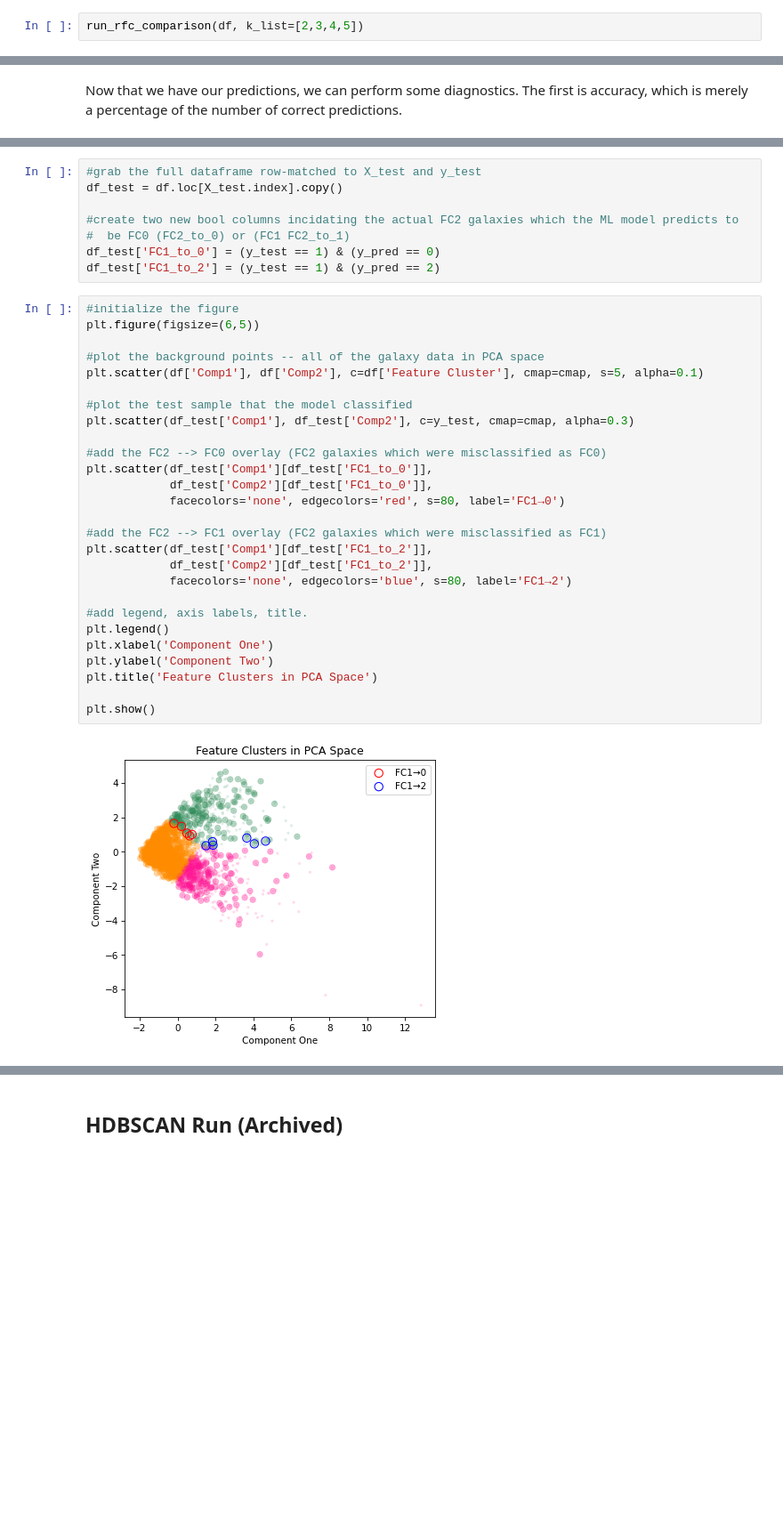
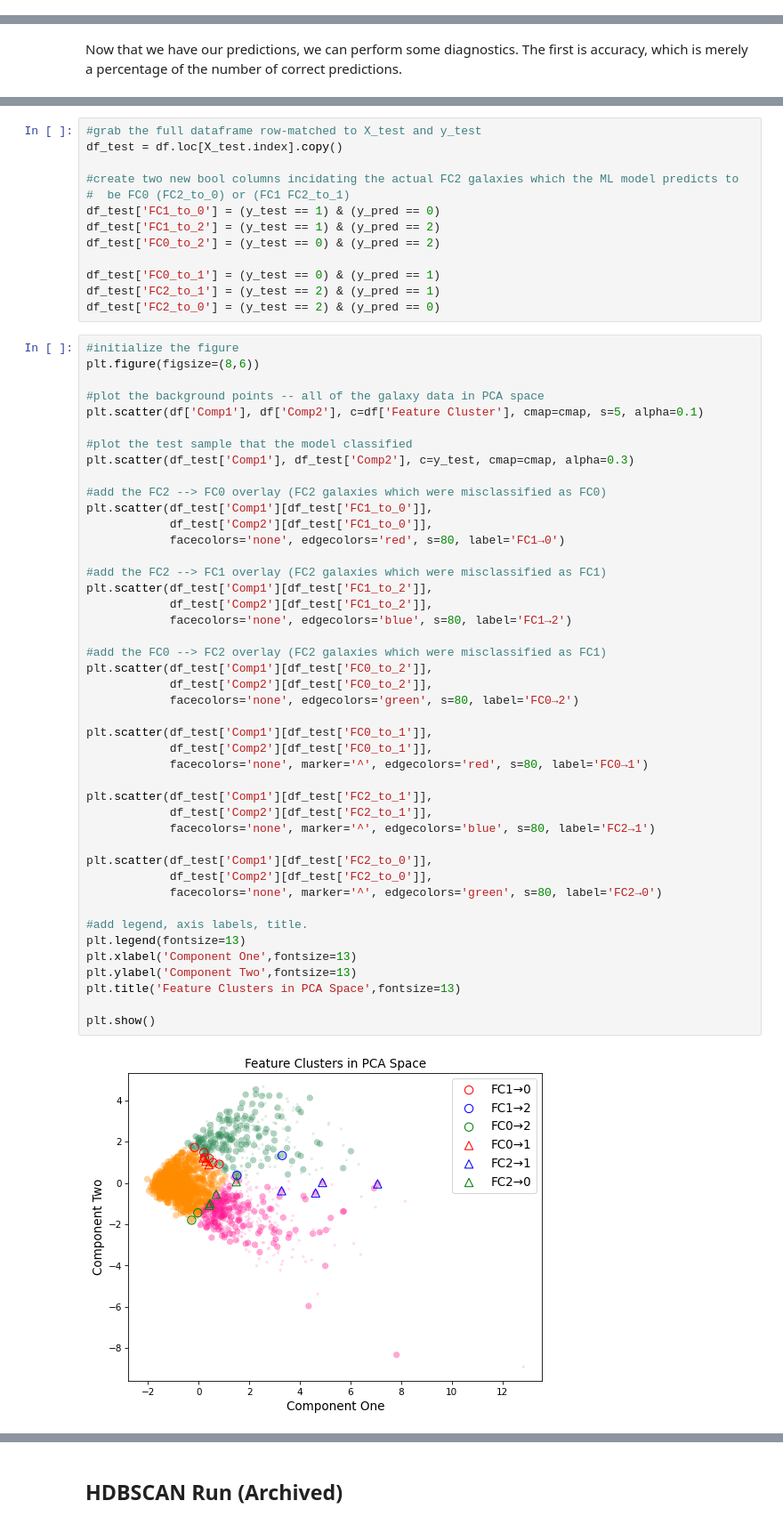
Before and after one commit to gammaspire/machine-learning, a Jupyter notebook: galaxy_feature_clustering/feature_clustering.ipynb, the cells around one changed output, grey strips where cells are left out. Shown at 89% size. Cells and saved outputs as stored; diff of their text form; blank space fills up the shorter version.

```diff
--- a/galaxy_feature_clustering/feature_clustering.ipynb
+++ b/galaxy_feature_clustering/feature_clustering.ipynb
@@ -300,2 +311,0 @@ Incoming...expect an output of 1 plots.
-# %%
-run_rfc_comparison(df, k_list=[2,3,4,5])
@@ -459,35 +466,57 @@ df_test = df.loc[X_test.index].copy()
 #  be FC0 (FC2_to_0) or (FC1 FC2_to_1)
 df_test['FC1_to_0'] = (y_test == 1) & (y_pred == 0)
 df_test['FC1_to_2'] = (y_test == 1) & (y_pred == 2)
+df_test['FC0_to_2'] = (y_test == 0) & (y_pred == 2)
+
+df_test['FC0_to_1'] = (y_test == 0) & (y_pred == 1)
+df_test['FC2_to_1'] = (y_test == 2) & (y_pred == 1)
+df_test['FC2_to_0'] = (y_test == 2) & (y_pred == 0)
 # %%
 #initialize the figure
-plt.figure(figsize=(6,5))
+plt.figure(figsize=(8,6))
 
 #plot the background points -- all of the galaxy data in PCA space
 plt.scatter(df['Comp1'], df['Comp2'], c=df['Feature Cluster'], cmap=cmap, s=5, alpha=0.1)
 
 #plot the test sample that the model classified
 plt.scatter(df_test['Comp1'], df_test['Comp2'], c=y_test, cmap=cmap, alpha=0.3)
 
 #add the FC2 --> FC0 overlay (FC2 galaxies which were misclassified as FC0)
 plt.scatter(df_test['Comp1'][df_test['FC1_to_0']],
             df_test['Comp2'][df_test['FC1_to_0']],
             facecolors='none', edgecolors='red', s=80, label='FC1→0')
 
 #add the FC2 --> FC1 overlay (FC2 galaxies which were misclassified as FC1)
 plt.scatter(df_test['Comp1'][df_test['FC1_to_2']],
             df_test['Comp2'][df_test['FC1_to_2']],
             facecolors='none', edgecolors='blue', s=80, label='FC1→2')
 
+#add the FC0 --> FC2 overlay (FC2 galaxies which were misclassified as FC1)
+plt.scatter(df_test['Comp1'][df_test['FC0_to_2']],
+            df_test['Comp2'][df_test['FC0_to_2']],
+            facecolors='none', edgecolors='green', s=80, label='FC0→2')
+
+plt.scatter(df_test['Comp1'][df_test['FC0_to_1']],
+            df_test['Comp2'][df_test['FC0_to_1']],
+            facecolors='none', marker='^', edgecolors='red', s=80, label='FC0→1')
+
+plt.scatter(df_test['Comp1'][df_test['FC2_to_1']],
+            df_test['Comp2'][df_test['FC2_to_1']],
+            facecolors='none', marker='^', edgecolors='blue', s=80, label='FC2→1')
+
+plt.scatter(df_test['Comp1'][df_test['FC2_to_0']],
+            df_test['Comp2'][df_test['FC2_to_0']],
+            facecolors='none', marker='^', edgecolors='green', s=80, label='FC2→0')
+
 #add legend, axis labels, title.
-plt.legend()
-plt.xlabel('Component One')
-plt.ylabel('Component Two')
-plt.title('Feature Clusters in PCA Space')
+plt.legend(fontsize=13)
+plt.xlabel('Component One',fontsize=13)
+plt.ylabel('Component Two',fontsize=13)
+plt.title('Feature Clusters in PCA Space',fontsize=13)
 
 plt.show()
 # %% [output]
-[figure, old version]
+[figure, new version]
 # %% [markdown]
 We can also take a moment to visually inspect the distribution of points in each Feature Group. Compared with FC0 (orange) especially, FC1 *and* FC2 are less compact with respect to both of the PCA axes. Is this finding quantifiable? Yes, in fact.
 
```
Also changed, not shown: parts of 43 cells of this notebook, 2 other files.
